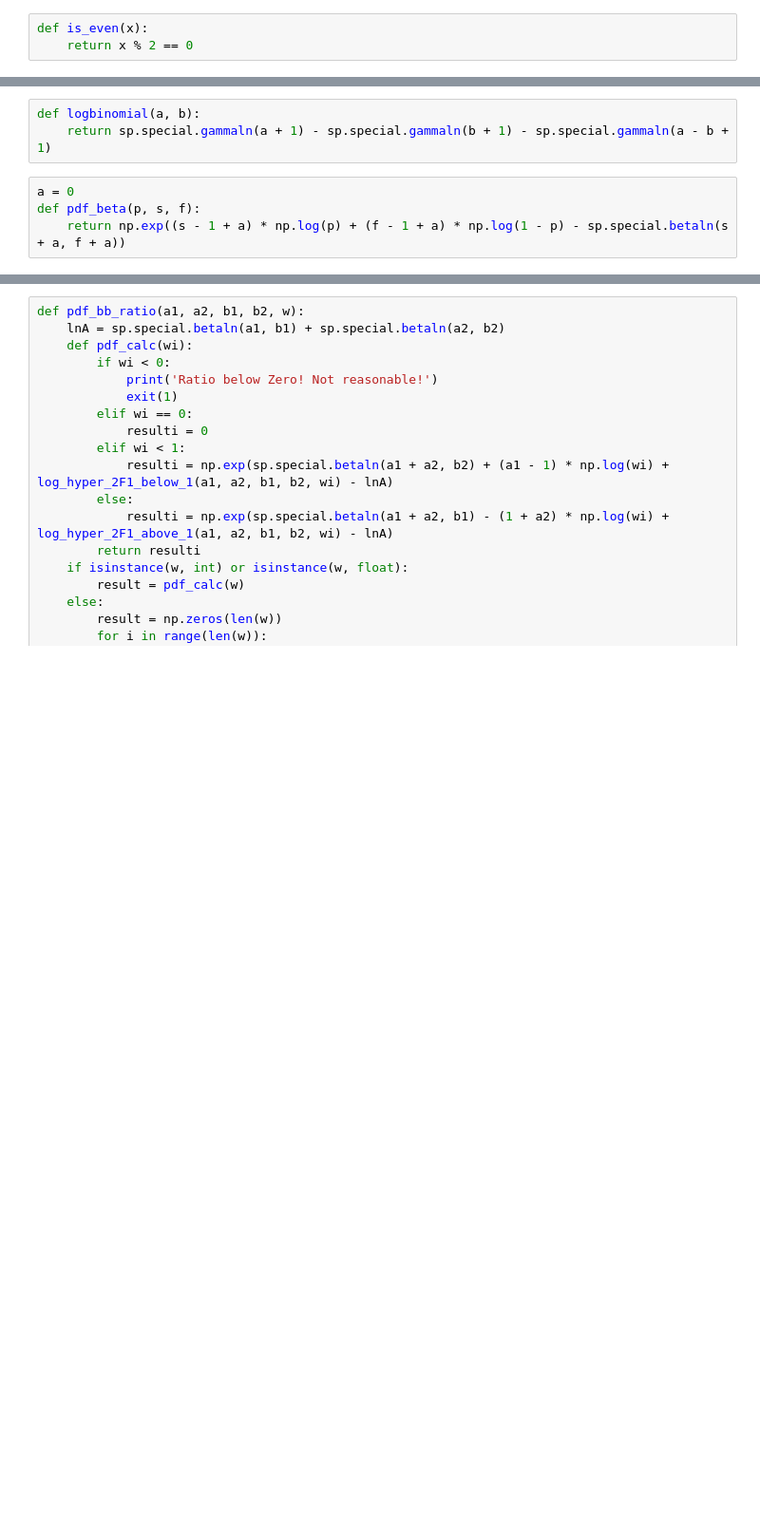
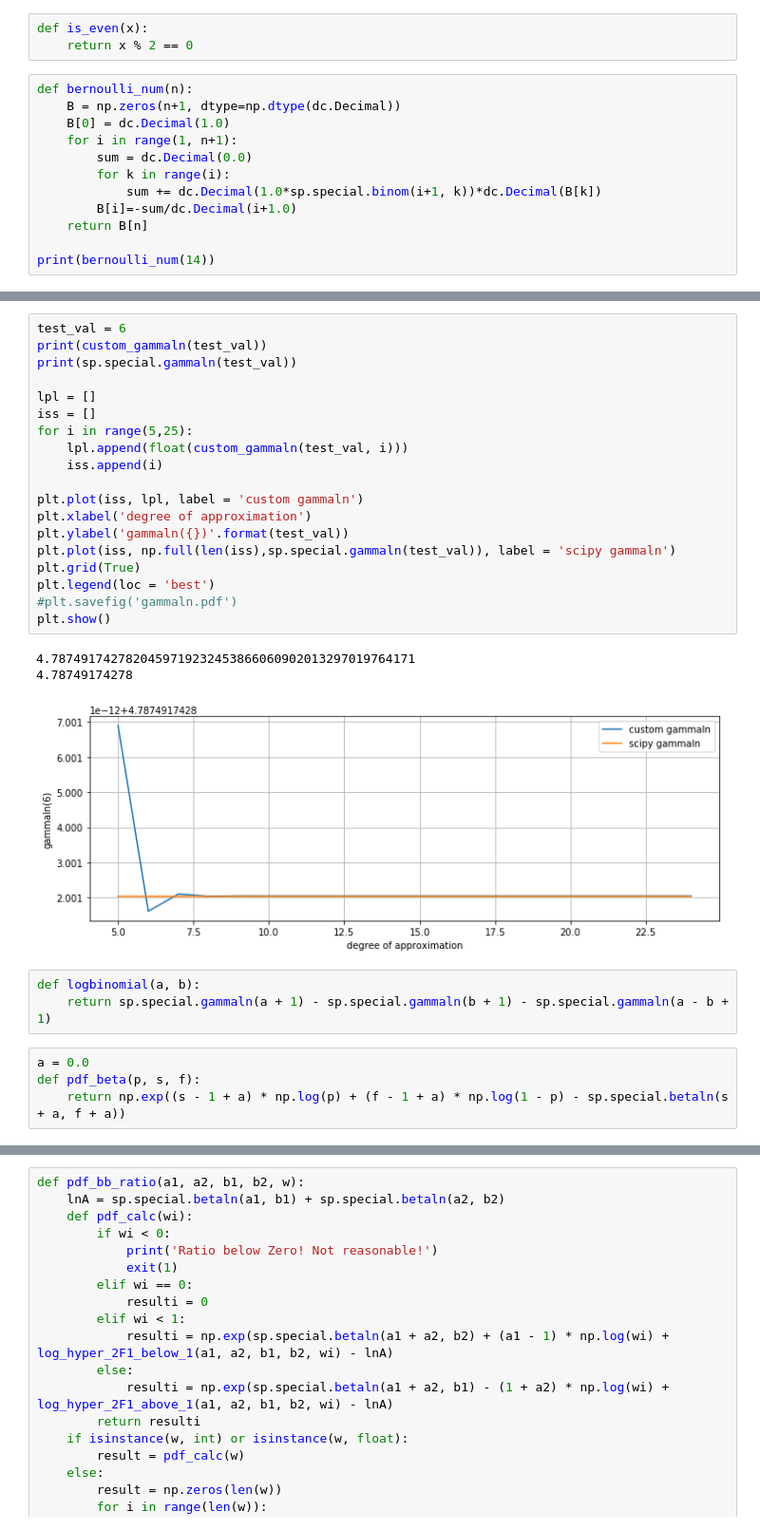
Before and after one commit to jsaffer/vetostudie, a Jupyter notebook: beta_beta_ratio.ipynb, the cells around one changed output, grey strips where cells are left out. Shown at 95% size. Cells and saved outputs as stored; diff of their text form; blank space fills up the shorter version.

```diff
--- a/beta_beta_ratio.ipynb
+++ b/beta_beta_ratio.ipynb
@@ -10,3 +12,15 @@ plt.rcParams['figure.figsize'] = (12, 4)
 # %%
 def is_even(x):
     return x % 2 == 0
+# %%
+def bernoulli_num(n):
+    B = np.zeros(n+1, dtype=np.dtype(dc.Decimal))
+    B[0] = dc.Decimal(1.0)
+    for i in range(1, n+1):
+        sum = dc.Decimal(0.0)
+        for k in range(i):
+            sum += dc.Decimal(1.0*sp.special.binom(i+1, k))*dc.Decimal(B[k])
+        B[i]=-sum/dc.Decimal(i+1.0)
+    return B[n]
+
+print(bernoulli_num(14))
@@ -13,7 +41,30 @@ def is_even(x):
+# %%
+test_val = 6
+print(custom_gammaln(test_val))
+print(sp.special.gammaln(test_val))
+
+lpl = []
+iss = []
+for i in range(5,25):
+    lpl.append(float(custom_gammaln(test_val, i)))
+    iss.append(i)
+
+plt.plot(iss, lpl, label = 'custom gammaln')
+plt.xlabel('degree of approximation')
+plt.ylabel('gammaln({})'.format(test_val))
+plt.plot(iss, np.full(len(iss),sp.special.gammaln(test_val)), label = 'scipy gammaln')
+plt.grid(True)
+plt.legend(loc = 'best')
+#plt.savefig('gammaln.pdf')
+plt.show()
+# %% [output]
+4.7874917427820459719232453866060902013297019764171
+4.78749174278
+[figure, added]
 # %%
 def logbinomial(a, b):
     return sp.special.gammaln(a + 1) - sp.special.gammaln(b + 1) - sp.special.gammaln(a - b + 1)
 # %%
-a = 0
+a = 0.0
 def pdf_beta(p, s, f):
     return np.exp((s - 1 + a) * np.log(p) + (f - 1 + a) * np.log(1 - p) - sp.special.betaln(s + a, f + a))
```
Also changed, not shown: parts of 7 cells of this notebook.
